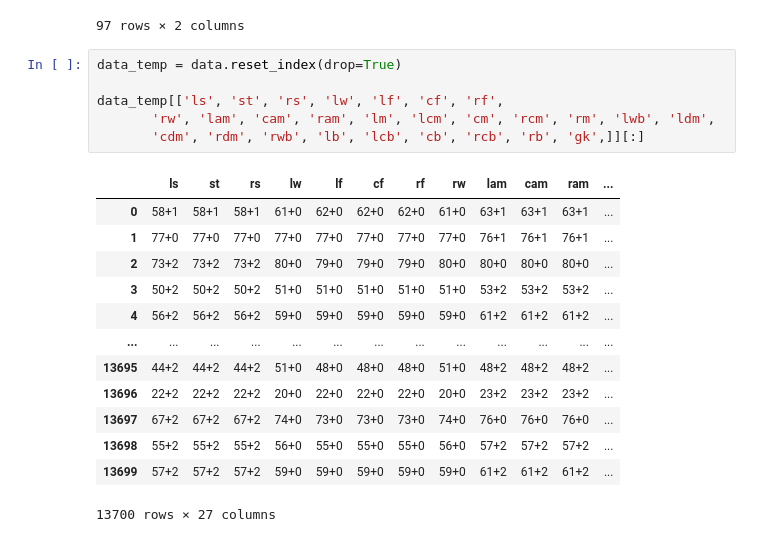
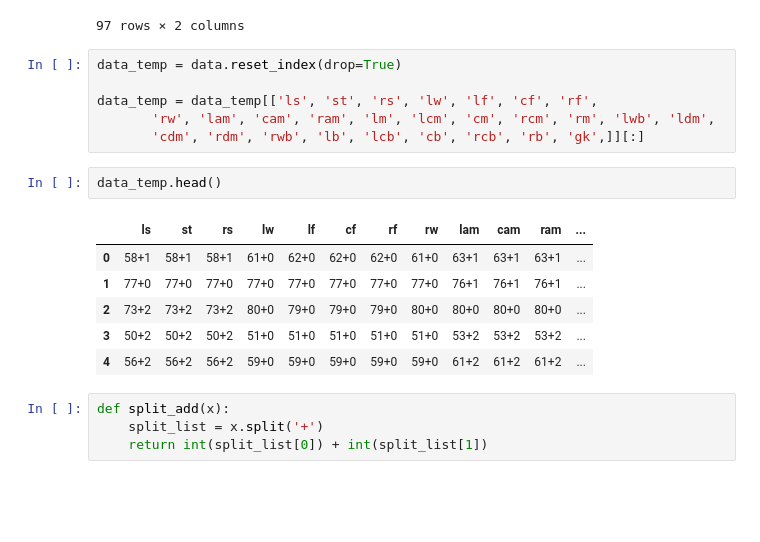
Before and after one commit to mazim-co/Team-four-fifa, a Jupyter notebook: FIFA_project/file_for_project/Fifa-Project-Notebook.ipynb, the cells around one changed output. Cells and saved outputs as stored; diff of their text form; blank space fills up the shorter version.

```diff
--- a/FIFA_project/file_for_project/Fifa-Project-Notebook.ipynb
+++ b/FIFA_project/file_for_project/Fifa-Project-Notebook.ipynb
@@ -66,20 +66,19 @@ nulls_df
 # %%
 data_temp = data.reset_index(drop=True)
 
-data_temp[['ls', 'st', 'rs', 'lw', 'lf', 'cf', 'rf',
+data_temp = data_temp[['ls', 'st', 'rs', 'lw', 'lf', 'cf', 'rf',
        'rw', 'lam', 'cam', 'ram', 'lm', 'lcm', 'cm', 'rcm', 'rm', 'lwb', 'ldm',
        'cdm', 'rdm', 'rwb', 'lb', 'lcb', 'cb', 'rcb', 'rb', 'gk',]][:]
-# %% [output]
-|  | ls | st | rs | lw | lf | cf | rf | rw | lam | cam | ram | ... |
-| 0 | 58+1 | 58+1 | 58+1 | 61+0 | 62+0 | 62+0 | 62+0 | 61+0 | 63+1 | 63+1 | 63+1 | ... |
-| 1 | 77+0 | 77+0 | 77+0 | 77+0 | 77+0 | 77+0 | 77+0 | 77+0 | 76+1 | 76+1 | 76+1 | ... |
-| 2 | 73+2 | 73+2 | 73+2 | 80+0 | 79+0 | 79+0 | 79+0 | 80+0 | 80+0 | 80+0 | 80+0 | ... |
-| 3 | 50+2 | 50+2 | 50+2 | 51+0 | 51+0 | 51+0 | 51+0 | 51+0 | 53+2 | 53+2 | 53+2 | ... |
-| 4 | 56+2 | 56+2 | 56+2 | 59+0 | 59+0 | 59+0 | 59+0 | 59+0 | 61+2 | 61+2 | 61+2 | ... |
-| ... | ... | ... | ... | ... | ... | ... | ... | ... | ... | ... | ... | ... |
-| 13695 | 44+2 | 44+2 | 44+2 | 51+0 | 48+0 | 48+0 | 48+0 | 51+0 | 48+2 | 48+2 | 48+2 | ... |
-| 13696 | 22+2 | 22+2 | 22+2 | 20+0 | 22+0 | 22+0 | 22+0 | 20+0 | 23+2 | 23+2 | 23+2 | ... |
-| 13697 | 67+2 | 67+2 | 67+2 | 74+0 | 73+0 | 73+0 | 73+0 | 74+0 | 76+0 | 76+0 | 76+0 | ... |
-| 13698 | 55+2 | 55+2 | 55+2 | 56+0 | 55+0 | 55+0 | 55+0 | 56+0 | 57+2 | 57+2 | 57+2 | ... |
-| 13699 | 57+2 | 57+2 | 57+2 | 59+0 | 59+0 | 59+0 | 59+0 | 59+0 | 61+2 | 61+2 | 61+2 | ... |
-13700 rows × 27 columns
+# %%
+data_temp.head()
+# %% [output]
+|  | ls | st | rs | lw | lf | cf | rf | rw | lam | cam | ram | ... |
+| 0 | 58+1 | 58+1 | 58+1 | 61+0 | 62+0 | 62+0 | 62+0 | 61+0 | 63+1 | 63+1 | 63+1 | ... |
+| 1 | 77+0 | 77+0 | 77+0 | 77+0 | 77+0 | 77+0 | 77+0 | 77+0 | 76+1 | 76+1 | 76+1 | ... |
+| 2 | 73+2 | 73+2 | 73+2 | 80+0 | 79+0 | 79+0 | 79+0 | 80+0 | 80+0 | 80+0 | 80+0 | ... |
+| 3 | 50+2 | 50+2 | 50+2 | 51+0 | 51+0 | 51+0 | 51+0 | 51+0 | 53+2 | 53+2 | 53+2 | ... |
+| 4 | 56+2 | 56+2 | 56+2 | 59+0 | 59+0 | 59+0 | 59+0 | 59+0 | 61+2 | 61+2 | 61+2 | ... |
+# %%
+def split_add(x):
+    split_list = x.split('+')
+    return int(split_list[0]) + int(split_list[1])
```
Also changed, not shown: parts of 29 cells of this notebook.
